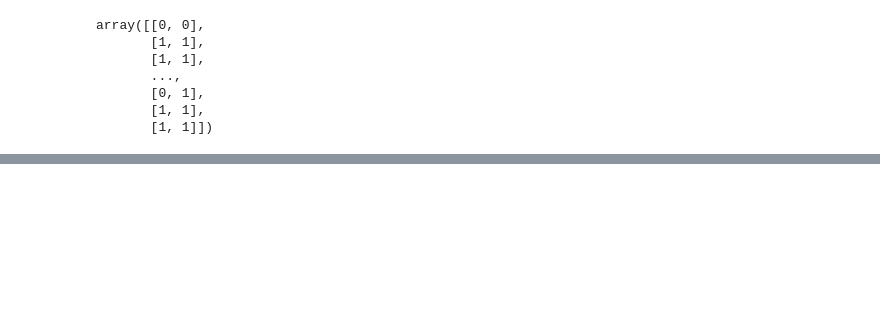
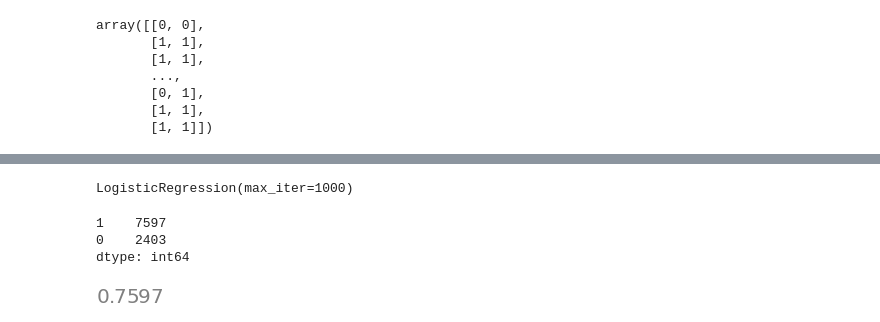
Before and after one commit to keerthybalan/CausalDS_LUCAS, a Jupyter notebook: LogRegData.ipynb, the cells around one changed output, grey strips where cells are left out. Drawn from its saved outputs; the diff is of its cells as text; code cells hidden in the pictures; blank space fills up the shorter version.

```diff
--- a/LogRegData.ipynb
+++ b/LogRegData.ipynb
@@ -286,0 +462,12 @@ log_regressor.score(train[['Coughing', 'Lung_Cancer']], train['Coughing'])
+# %%
+num_columns = ['Smoking', 'Yellow_Fingers', 'Anxiety', 'Peer_Pressure', 'Genetics', 'Attention_Disorder','Born_an_Even_Day', 'Car_Accident', 'Fatigue', 'Allergy', 'Coughing']
+
+x = train[num_columns]
+y = train['Lung_Cancer']
+
+lr = LogisticRegression(max_iter = 1000)
+
+
+lr.fit(x, y)
+# %% [output]
+LogisticRegression(max_iter=1000)
@@ -286,0 +477,10 @@ log_regressor.score(train[['Coughing', 'Lung_Cancer']], train['Coughing'])
+# %%
+pd.DataFrame(predictions).value_counts()
+# %% [output]
+1    7597
+0    2403
+dtype: int64
+# %%
+7597 / (7597 + 2403)
+# %% [output]
+[figure, added]
```
Also changed, not shown: parts of 40 cells of this notebook.
